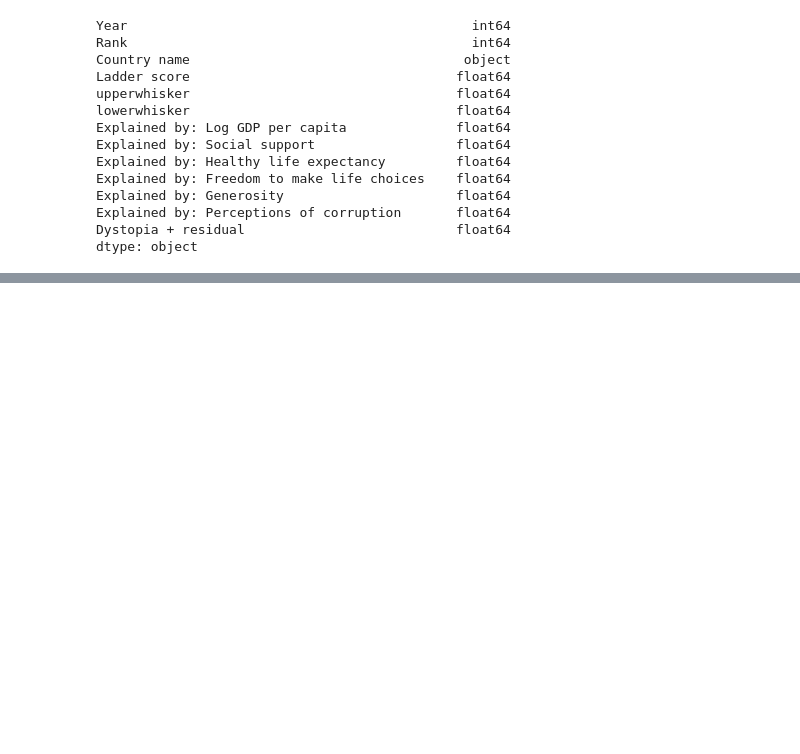
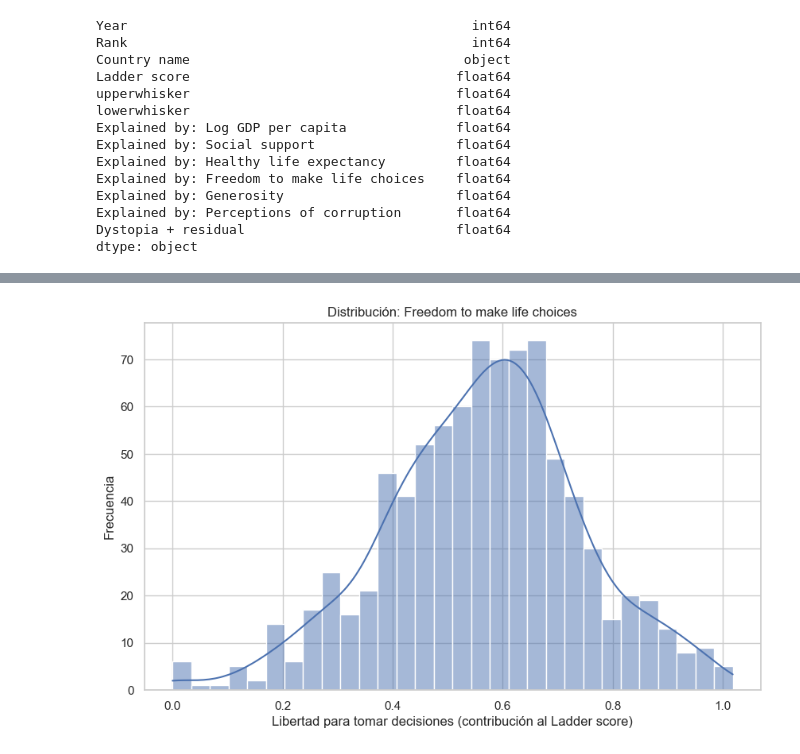
Before and after one commit to merkandez/WorldHappinessEDA, a Jupyter notebook: notebooks/happinness_analysis.ipynb, the cells around one changed output, grey strips where cells are left out. Saved outputs shown, nothing was run; the diff lists cells and outputs as text; code cells hidden in the pictures; blank space fills up the shorter version.

```diff
--- a/notebooks/happinness_analysis.ipynb
+++ b/notebooks/happinness_analysis.ipynb
@@ -373,0 +447,10 @@ dtype: object
+# %%
+# Histograma del factor Freedom to make life choices
+sns.histplot(data=df_limpio, x='Explained by: Freedom to make life choices', kde=True, bins=30)
+plt.title('Distribución: Freedom to make life choices')
+plt.xlabel('Libertad para tomar decisiones (contribución al Ladder score)')
+plt.ylabel('Frecuencia')
+plt.grid(True)
+plt.show()
+# %% [output]
+[figure, added]
```
Also changed, not shown: parts of 17 cells of this notebook.
